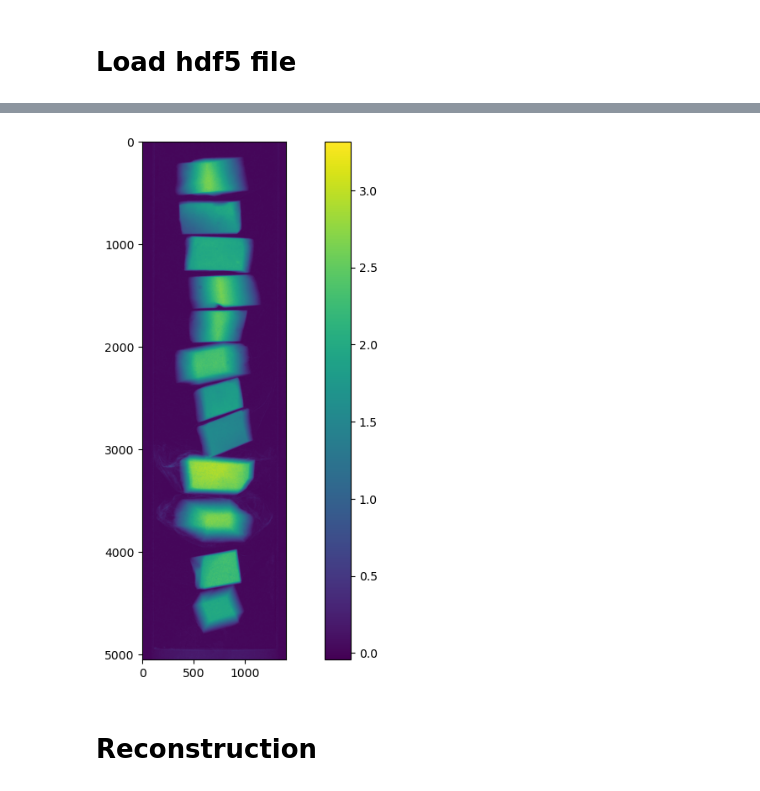
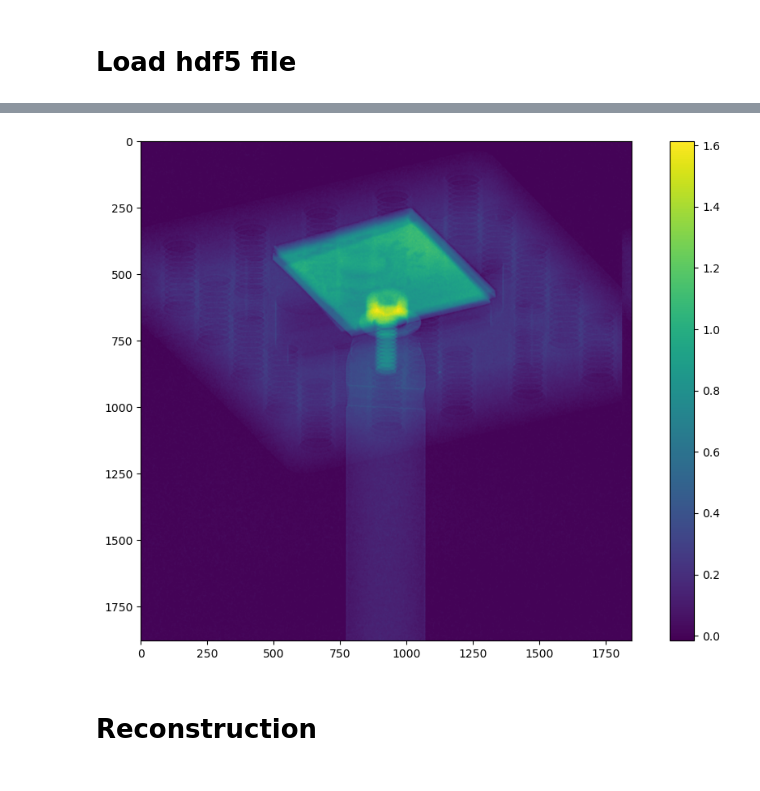
Before and after one commit to zhangy6x/research_stuff, a Jupyter notebook: jupyter_notebooks/norm_recon/rockit_load_h5_to_recon.ipynb, the cells around one changed output, grey strips where cells are left out. Cells and saved outputs as stored; diff of their text form; code cells hidden in the pictures.

```diff
--- a/jupyter_notebooks/norm_recon/rockit_load_h5_to_recon.ipynb
+++ b/jupyter_notebooks/norm_recon/rockit_load_h5_to_recon.ipynb
@@ -33,7 +33,7 @@ ncore
 # Workflow starts here!
 # %%
 ###################### need to change start
-ipts="32484"
+ipts="32340"
 ###################### need to change end
 # %%
 # hdf5_loc = "/netdisk/y9z/IPTS-"+ipts+"/hdf5/"
@@ -44,6 +46,6 @@ sorted(os.listdir(hdf5_loc))
 # %%
 ###################### need to change start
-sample_name = "2024_10_28_CT_655proj_gridrec"
+sample_name = "2024_04_09_lam_S3_lami_924proj_gridrec"
 hdf5 = hdf5_loc + sample_name + ".h5"
 ###################### need to change end
 # %% [markdown]
@@ -136,12 +121,12 @@ history_dict
 # %%
 ###################### need to change start
-idx = 0
+idx = 100
 ###################### need to change end
 plt.imshow(proj_mlog_to_recon[idx])
 plt.colorbar()
 plt.show()
 # %% [output]
-[figure, old version]
+[figure, new version]
 # %%
 # Tilt correction (neutompy)
 _proj_mlog = proj_mlog_to_recon[:]
```
Also changed, not shown: parts of 3 cells of this notebook, 2 other files.
